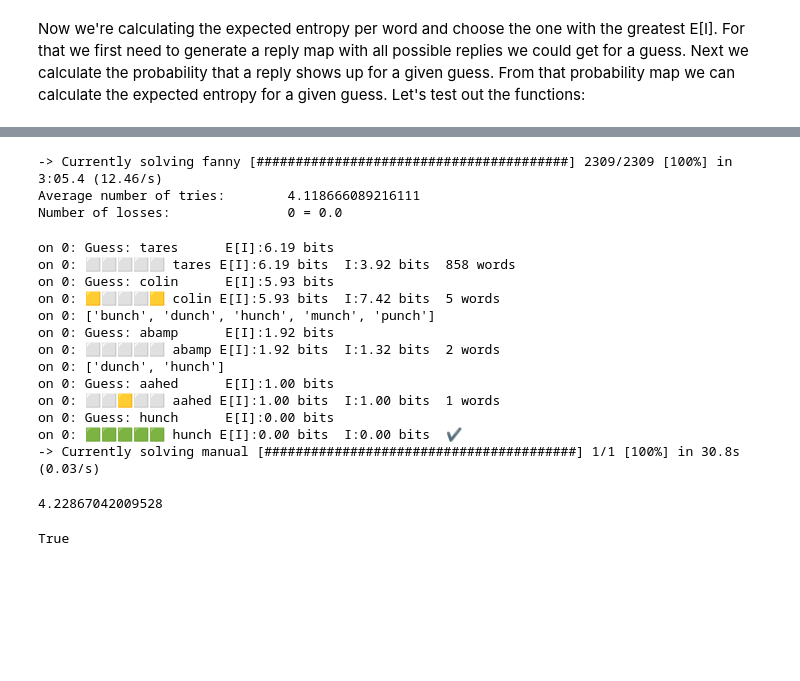
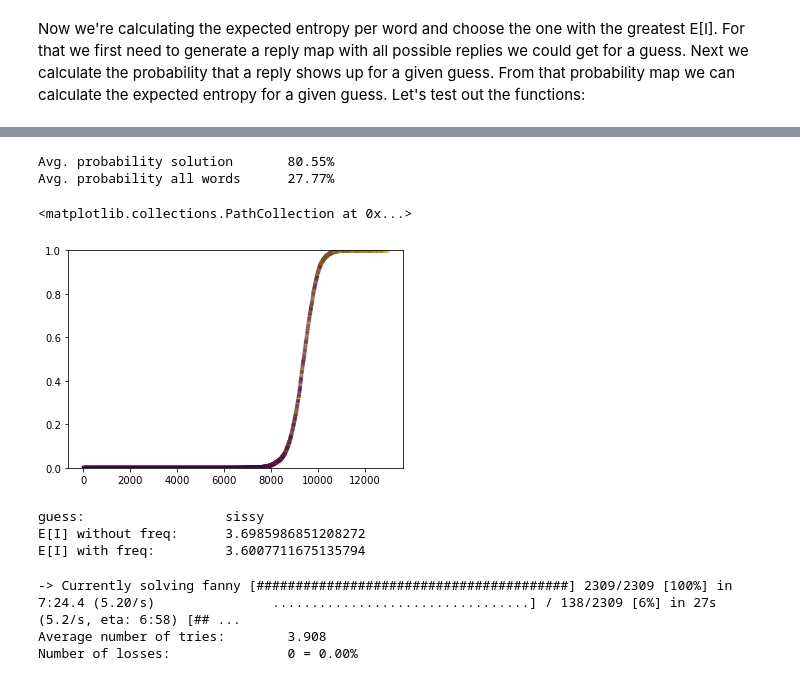
Before and after one commit to loss-given-default/Wordle, a Jupyter notebook: Wodle.ipynb, the cells around one changed output, grey strips where cells are left out. Cells and saved outputs as stored; diff of their text form; code cells hidden in the pictures; blank space fills up the shorter version.

```diff
--- a/Wodle.ipynb
+++ b/Wodle.ipynb
@@ -304,36 +189,49 @@ Number of losses:               0 = 0.00%
+# %%
+all_allowed_freq_sigmoid = algo.apply_sigmoid(all_allowed_freq,10,-0.5)
+
+tmp2 = {}
+for s in solutions:
+    tmp2[s] = all_allowed_freq_sigmoid[s]
+
+print(f"Avg. probability solution \t{np.mean(list(tmp2.values())):.2%}")
+print(f"Avg. probability all words \t{np.mean(list(all_allowed_freq_sigmoid.values())):.2%}")
+# %% [output]
+Avg. probability solution       80.55%
+Avg. probability all words      27.77%
+# %%
+plot_data = list(all_allowed_freq_sigmoid.items())
+plot_data.sort(key=lambda x:x[1]) #sort by frequency
+y = list(zip(*plot_data))[1]
+x = range(len(y))
+c = list(zip(*plot_data))[0]
+c = [1*(x in solutions) for x in c]
+plt.ylim(0, 1)
+plt.scatter(x, y, alpha = 0.1, c = c, s = 10, marker = "x")
+# %% [output]
+<matplotlib.collections.PathCollection at 0x...>
+[figure, added]
+# %%
+guess = "sissy"
+e = wrdl.expected_entropy_from_word(guess, all_allowed)
+e_freq = wrdl.expected_entropy_from_word(guess, all_allowed, freq_map = all_allowed_freq_sigmoid)
+
+print(f"guess:\t\t\t{guess}")
+print(f"E[I] without freq:\t{e}")
+print(f"E[I] with freq:\t\t{e_freq}")
+# %% [output]
+guess:                  sissy
+E[I] without freq:      3.6985986851208272
+E[I] with freq:         3.6007711675135794
 # %%
-#takes xx minutes to run
-taken_tries = wordle_algorithm_3(solutions, verbose = False)
+#takes 7 minutes to run
+taken_tries = algo.wordle_algorithm_4(solutions, all_allowed, verbose = False, entropy_db = entropy_db, freq_map = all_allowed_freq_sigmoid, bar = True)
 invalid_guesses = [x for x in taken_tries if x > 6]
 
 sleep(1)
-print(f"Average number of tries:\t{sum(taken_tries)/len(taken_tries)}")
-print(f"Number of losses:\t\t{len(invalid_guesses)} = {len(invalid_guesses)/len(taken_tries)}")
+clear_output(wait=True)
+print(f"Average number of tries:\t{sum(taken_tries)/len(taken_tries):.4}")
+print(f"Number of losses:\t\t{len(invalid_guesses)} = {len(invalid_guesses)/len(taken_tries):.2%}")
 # %% [output]
--> Currently solving fanny [########################################] 2309/2309 [100%] in 3:05.4 (12.46/s)
-Average number of tries:        4.118666089216111
-Number of losses:               0 = 0.0
+-> Currently solving fanny [########################################] 2309/2309 [100%] in 7:24.4 (5.20/s)               .................................] / 138/2309 [6%] in 27s (5.2/s, eta: 6:58) [## ...
+Average number of tries:        3.908
+Number of losses:               0 = 0.00%
-# %%
-taken_tries = wordle_algorithm_3(solutions, manual = True)
-# %% [output]
-on 0: Guess: tares      E[I]:6.19 bits
-on 0: ⬜⬜⬜⬜⬜ tares E[I]:6.19 bits  I:3.92 bits  858 words
-on 0: Guess: colin      E[I]:5.93 bits
-on 0: 🟨⬜⬜⬜🟨 colin E[I]:5.93 bits  I:7.42 bits  5 words
-on 0: ['bunch', 'dunch', 'hunch', 'munch', 'punch']
-on 0: Guess: abamp      E[I]:1.92 bits
-on 0: ⬜⬜⬜⬜⬜ abamp E[I]:1.92 bits  I:1.32 bits  2 words
-on 0: ['dunch', 'hunch']
-on 0: Guess: aahed      E[I]:1.00 bits
-on 0: ⬜⬜🟨⬜⬜ aahed E[I]:1.00 bits  I:1.00 bits  1 words
-on 0: Guess: hunch      E[I]:0.00 bits
-on 0: 🟩🟩🟩🟩🟩 hunch E[I]:0.00 bits  I:0.00 bits  ✔️
--> Currently solving manual [########################################] 1/1 [100%] in 30.8s (0.03/s)
-# %%
-sum(taken_tries)/len(taken_tries)
-# %% [output]
-4.22867042009528
-# %%
-"hunch" in all_allowed
-# %% [output]
-True
```
Also changed, not shown: parts of 21 cells of this notebook, 17 other files.
